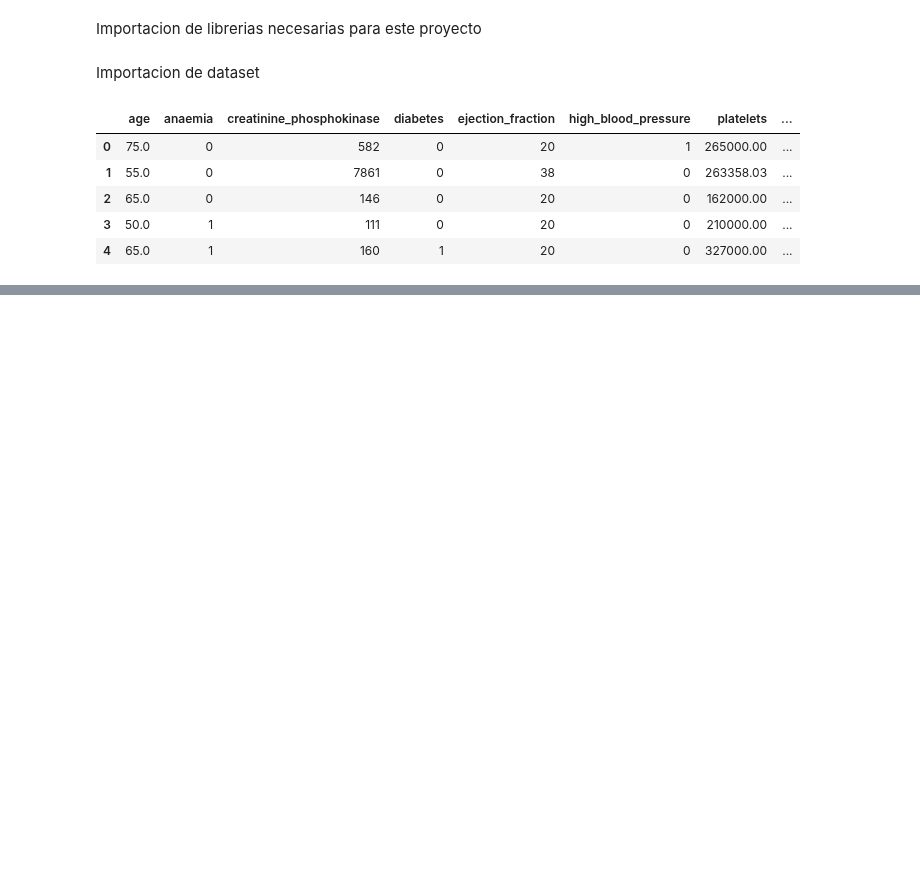
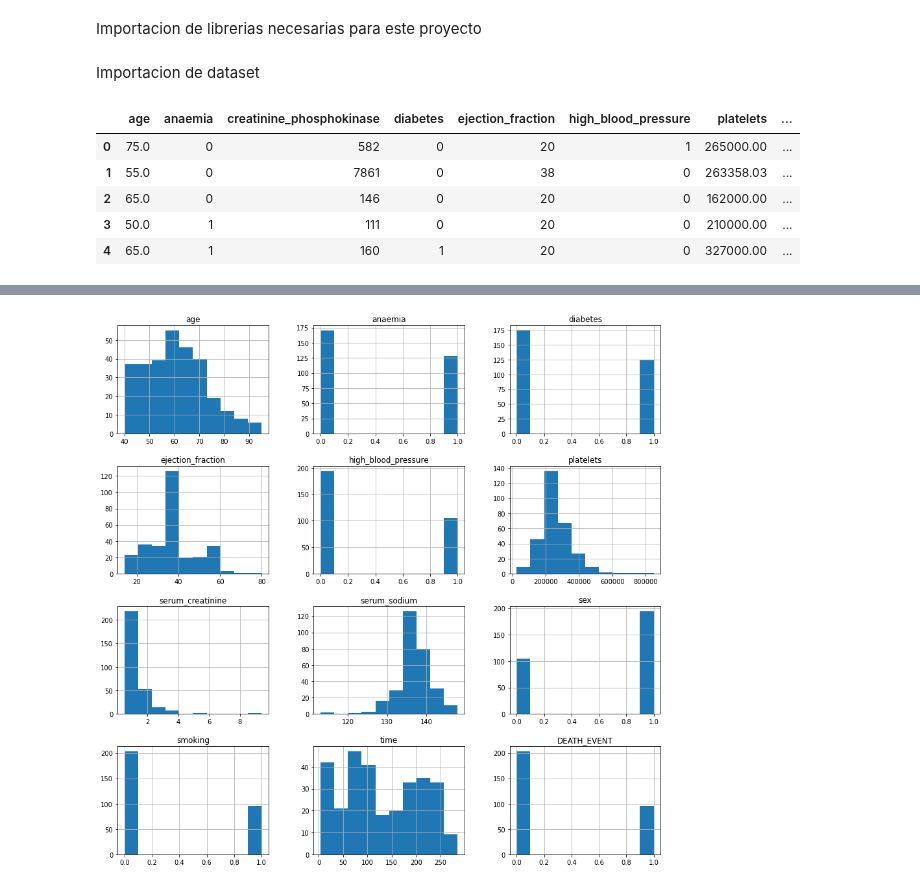
Before and after one commit to Fedenov/Aprendizaje_Automatico_Tarea3, a Jupyter notebook: Tarea3.ipynb, the cells around one changed output, grey strips where cells are left out. Cells and saved outputs as stored; diff of their text form; code cells hidden in the pictures; blank space fills up the shorter version.

```diff
--- a/Tarea3.ipynb
+++ b/Tarea3.ipynb
@@ -29,0 +65,4 @@ dataSet.head()
+# %%
+dataSet.hist(figsize = (15,15));
+# %% [output]
+[figure, added]
```
Also changed, not shown: parts of 17 cells of this notebook.
